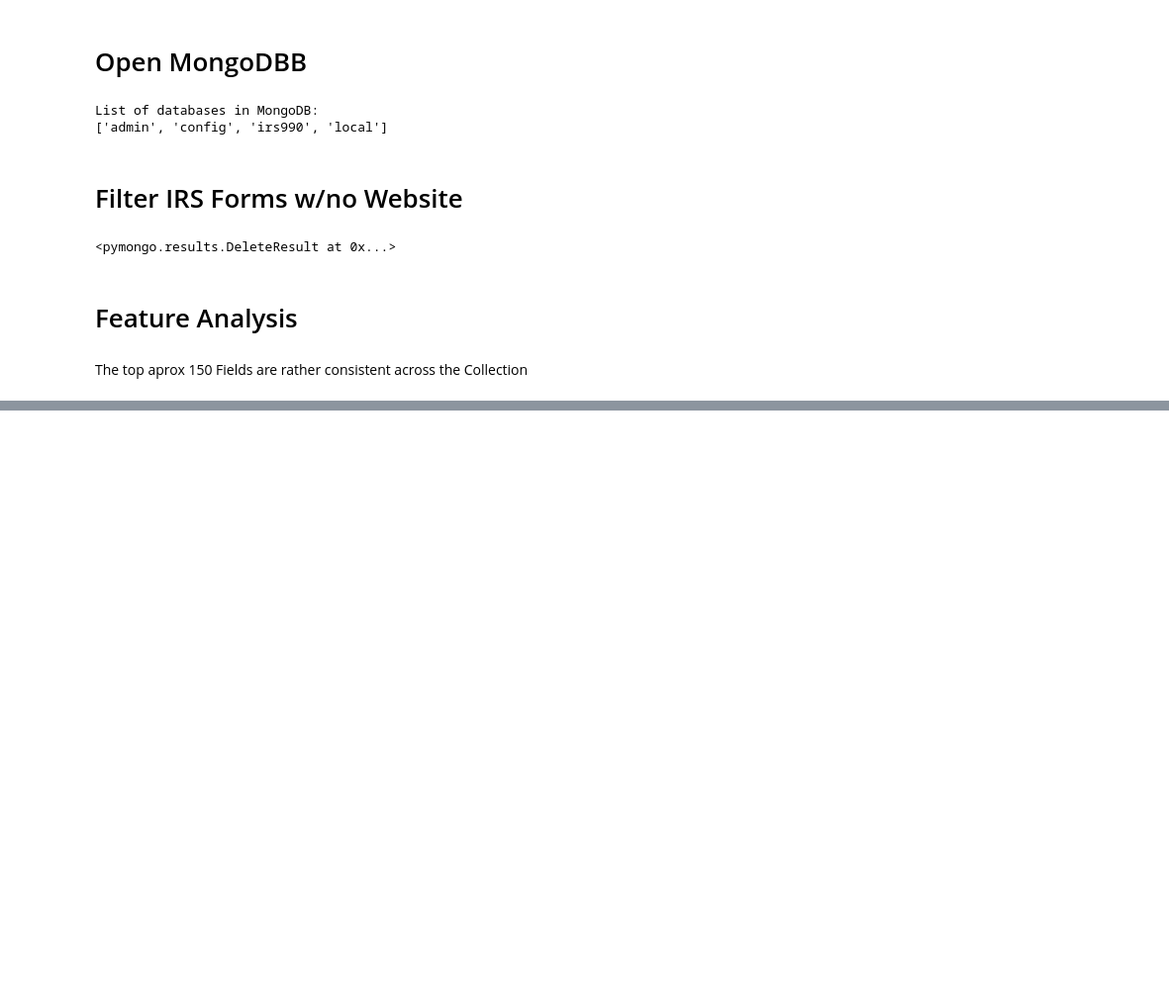
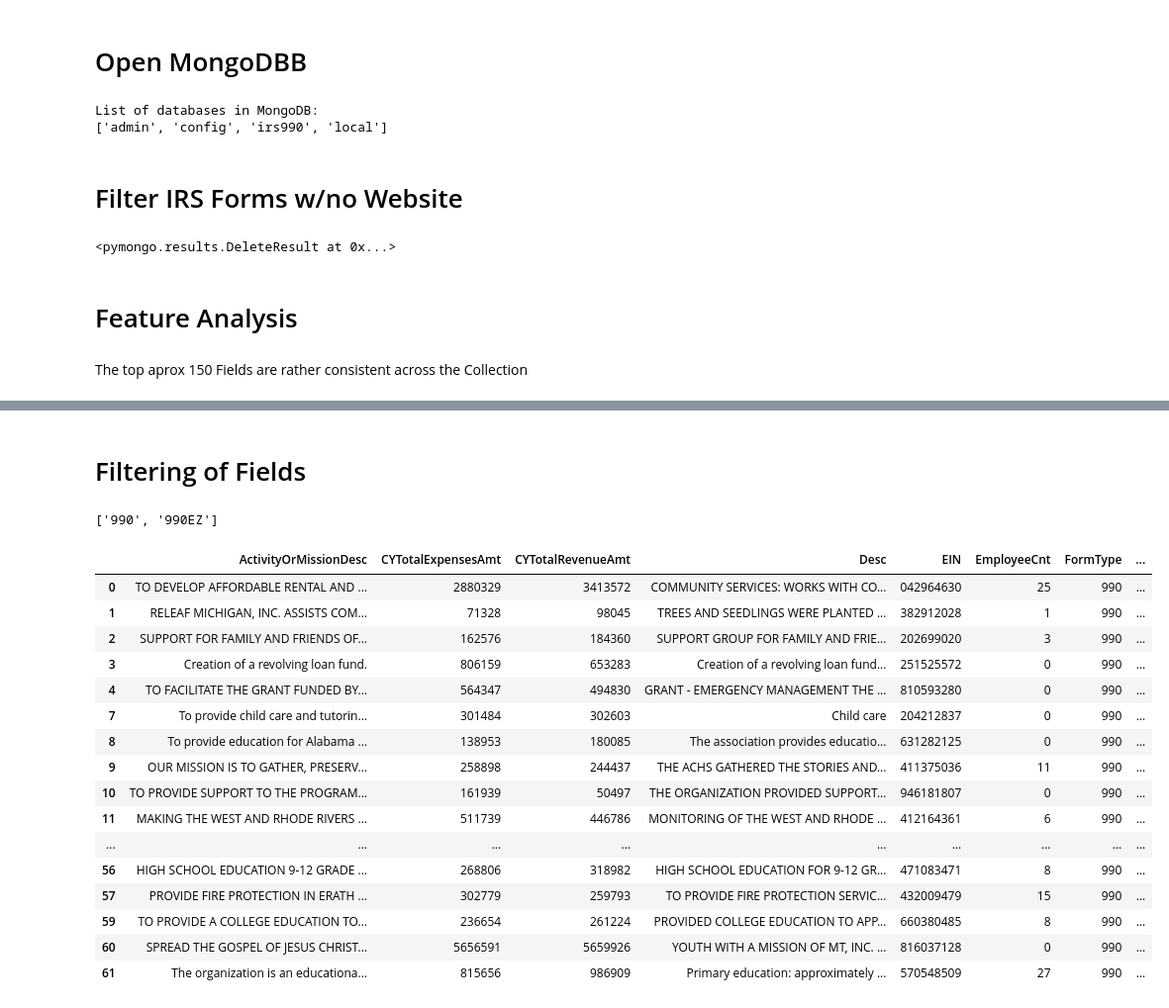
Before and after one commit to mas-dse-jcreyesc/capstone, a Jupyter notebook: DataExploration/MongoDB Filtering.ipynb, the cells around one changed output, grey strips where cells are left out. Shown at 99% size. Saved outputs shown, nothing was run; the diff lists cells and outputs as text; code cells hidden in the pictures; blank space fills up the shorter version.

```diff
--- a/DataExploration/MongoDB Filtering.ipynb
+++ b/DataExploration/MongoDB Filtering.ipynb
@@ -72,0 +75,36 @@ plt.show()
+# %% [markdown]
+# Filtering of Fields
+# %%
+cursor = dbYear.find({},{'OrganizationNAME':1, 'WebsiteAddressTxt':1,'Desc':1,'ActivityOrMissionDesc':1,
+'USAddress.ZIPCd':1,'TaxExemptBondsInd':1,'EmployeeCnt':1,'CYTotalRevenueAmt':1,'CYTotalExpensesAmt':1,
+'NetAssetsOrFundBalancesEOYAmt':1,'URL':1,'TaxPeriod':1,'LastUpDated':1,'FormType':1,'EIN':1,'GrossReceiptsAmt':1,'_id':0})
+# %%
+df = pd.DataFrame(list(cursor))
+# %%
+list(df.FormType.unique())
+# %% [output]
+['990', '990EZ']
+# %%
+#Split by Form Type
+df_990 = df[df['FormType']=='990']
+df_990EZ = df[df['FormType']=='990EZ']
+# %%
+df_990
+# %% [output]
+|  | ActivityOrMissionDesc | CYTotalExpensesAmt | CYTotalRevenueAmt | Desc | EIN | EmployeeCnt | FormType | ... |
+| 0 | TO DEVELOP AFFORDABLE RENTAL AND ... | 2880329 | 3413572 | COMMUNITY SERVICES: WORKS WITH CO... | 042964630 | 25 | 990 | ... |
+| 1 | RELEAF MICHIGAN, INC. ASSISTS COM... | 71328 | 98045 | TREES AND SEEDLINGS WERE PLANTED ... | 382912028 | 1 | 990 | ... |
+| 2 | SUPPORT FOR FAMILY AND FRIENDS OF... | 162576 | 184360 | SUPPORT GROUP FOR FAMILY AND FRIE... | 202699020 | 3 | 990 | ... |
+| 3 | Creation of a revolving loan fund. | 806159 | 653283 | Creation of a revolving loan fund... | 251525572 | 0 | 990 | ... |
+| 4 | TO FACILITATE THE GRANT FUNDED BY... | 564347 | 494830 | GRANT - EMERGENCY MANAGEMENT THE ... | 810593280 | 0 | 990 | ... |
+| 7 | To provide child care and tutorin... | 301484 | 302603 | Child care | 204212837 | 0 | 990 | ... |
+| 8 | To provide education for Alabama ... | 138953 | 180085 | The association provides educatio... | 631282125 | 0 | 990 | ... |
+| 9 | OUR MISSION IS TO GATHER, PRESERV... | 258898 | 244437 | THE ACHS GATHERED THE STORIES AND... | 411375036 | 11 | 990 | ... |
+| 10 | TO PROVIDE SUPPORT TO THE PROGRAM... | 161939 | 50497 | THE ORGANIZATION PROVIDED SUPPORT... | 946181807 | 0 | 990 | ... |
+| 11 | MAKING THE WEST AND RHODE RIVERS ... | 511739 | 446786 | MONITORING OF THE WEST AND RHODE ... | 412164361 | 6 | 990 | ... |
+| ... | ... | ... | ... | ... | ... | ... | ... | ... |
+| 56 | HIGH SCHOOL EDUCATION 9-12 GRADE ... | 268806 | 318982 | HIGH SCHOOL EDUCATION FOR 9-12 GR... | 471083471 | 8 | 990 | ... |
+| 57 | PROVIDE FIRE PROTECTION IN ERATH ... | 302779 | 259793 | TO PROVIDE FIRE PROTECTION SERVIC... | 432009479 | 15 | 990 | ... |
+| 59 | TO PROVIDE A COLLEGE EDUCATION TO... | 236654 | 261224 | PROVIDED COLLEGE EDUCATION TO APP... | 660380485 | 8 | 990 | ... |
+| 60 | SPREAD THE GOSPEL OF JESUS CHRIST... | 5656591 | 5659926 | YOUTH WITH A MISSION OF MT, INC. ... | 816037128 | 0 | 990 | ... |
+| 61 | The organization is an educationa... | 815656 | 986909 | Primary education: approximately ... | 570548509 | 27 | 990 | ... |
```
Also changed, not shown: parts of 6 cells of this notebook, 1 other file.
